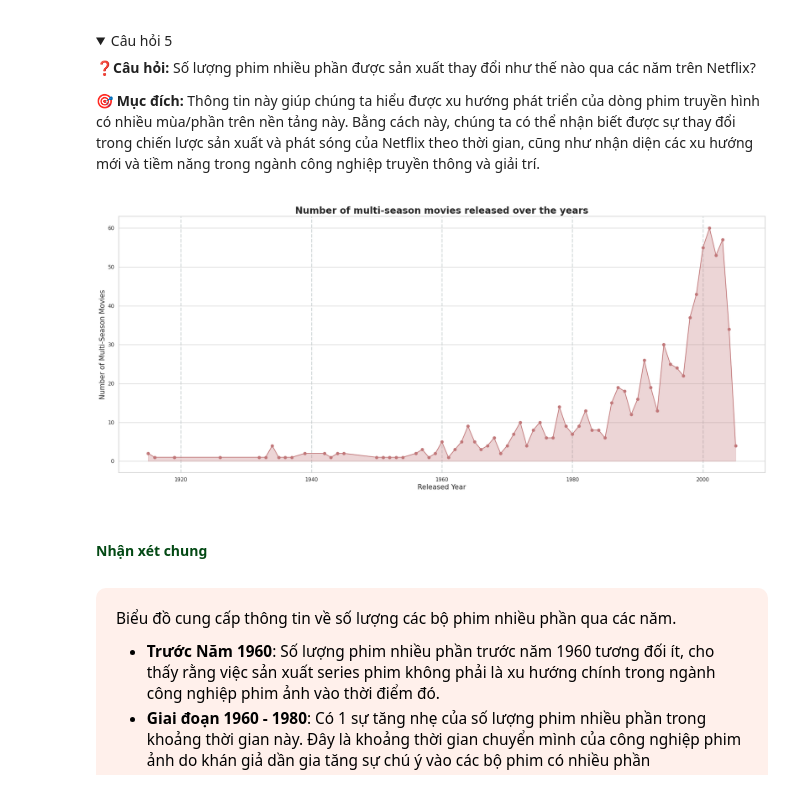
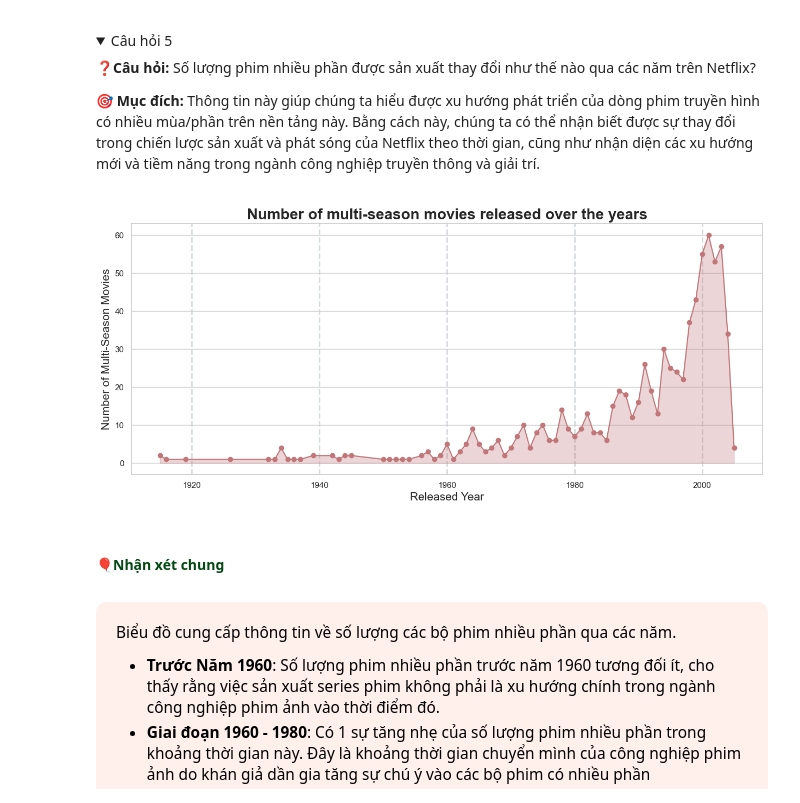
Before and after one commit to kolee1902/Data_Visualization_Lab02-Netflix, a Jupyter notebook: source/21127104_21127129.ipynb, the cells around one changed output. Cells and saved outputs as stored; diff of their text form; code cells hidden in the pictures; folded sections open.

```diff
--- a/source/21127104_21127129.ipynb
+++ b/source/21127104_21127129.ipynb
@@ -962,20 +978,20 @@ summary::-webkit-details-marker {
 # %%
 # Gom nhóm theo năm và đếm số lượng phim có số mùa lớn hơn 1
 grouped = df[df['Số mùa'] > 1].groupby('Năm phát hành đầu tiên').size().reset_index(name='Số lượng phim')
 
 # Trực quan hóa bằng biểu đồ đường
-plt.figure(figsize=(25,10))
+plt.figure(figsize=(15,6))
 plt.plot(grouped['Năm phát hành đầu tiên'], grouped['Số lượng phim'], marker='o', linestyle='-', color= "#C17779")
 plt.xlabel('Released Year', fontsize = 15)
 plt.ylabel('Number of Multi-Season Movies', fontsize = 15)
 plt.title('Number of multi-season movies released over the years', fontsize = 20, weight='bold')
 plt.fill_between(grouped['Năm phát hành đầu tiên'],  grouped['Số lượng phim'], color='#C17779', alpha=0.3)
 plt.grid(color='#95a5a6', linestyle='--', linewidth=2, axis='x', alpha=0.4)
 plt.show()
 # %% [output]
-[figure, old version]
+[figure, new version]
 # %% [markdown]
-<h2 style="color:#034914 ;font-size: 1em "><b> Nhận xét chung
+<h2 style="color:#034914 ;font-size: 1em "><b> 🎈Nhận xét chung
 # %% [markdown]
 <div style="border-radius: 10px; border: 5px solid transparent; padding: 15px; background-color: #FFF0EB; font-size: 110%; text-align: left; color: black;">
 
```
Also changed, not shown: parts of 19 cells of this notebook.
